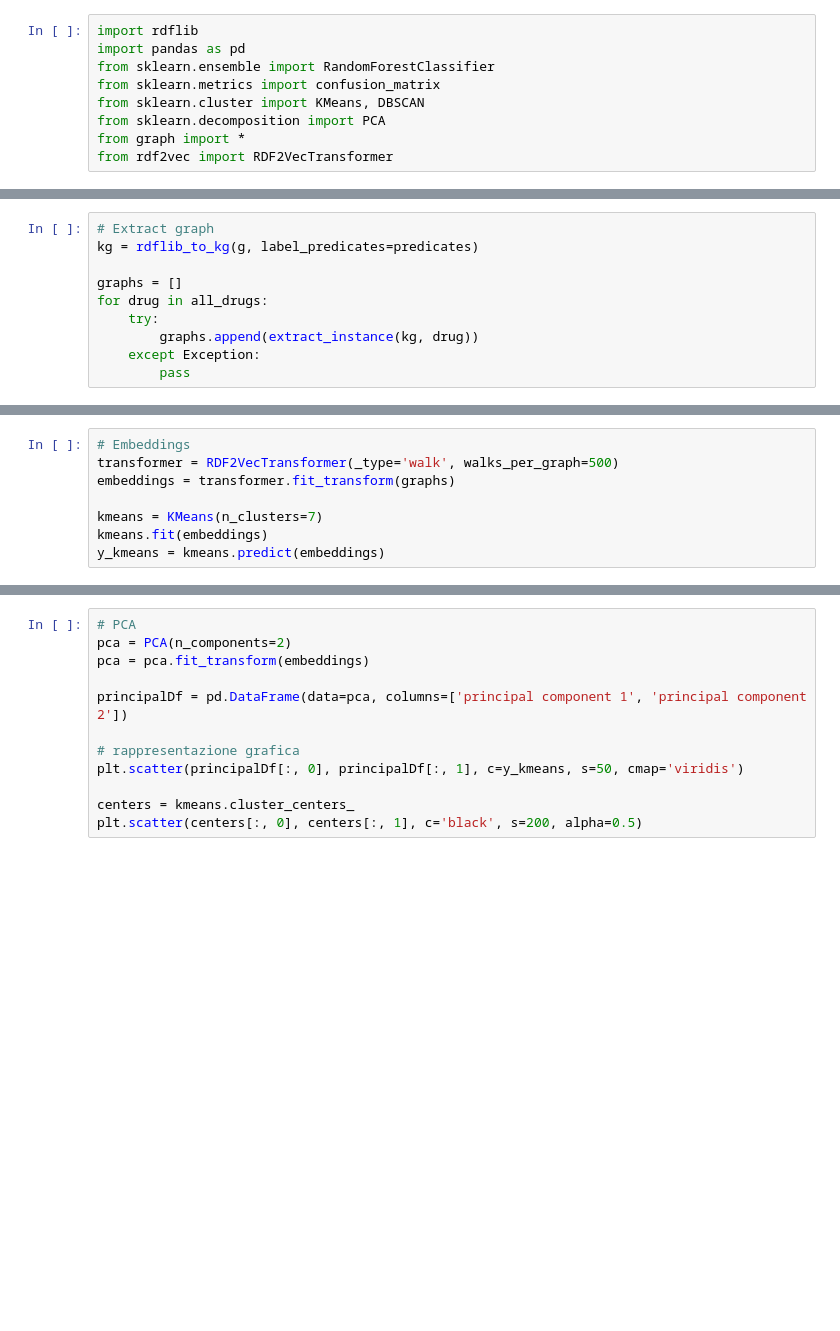
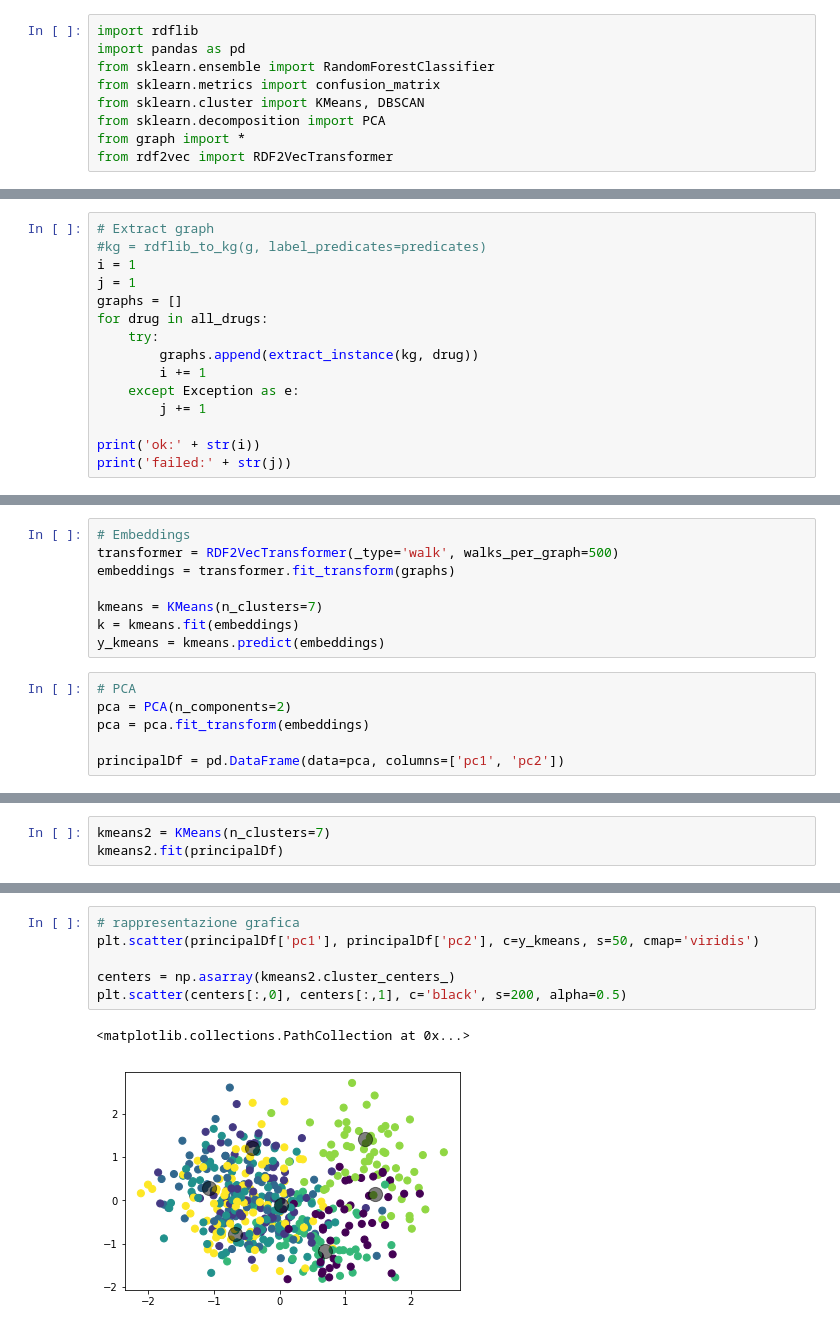
Before and after one commit to SynStratos/RDF_Clustering, a Jupyter notebook: main_nb.ipynb, the cells around one changed output, grey strips where cells are left out. Drawn from its saved outputs; the diff is of its cells as text; blank space fills up the shorter version.

```diff
--- a/main_nb.ipynb
+++ b/main_nb.ipynb
@@ -23,10 +35,15 @@ predicates = [rdflib.URIRef(x) for x in predicates['predicate']]
 # %%
 # Extract graph
-kg = rdflib_to_kg(g, label_predicates=predicates)
-
+#kg = rdflib_to_kg(g, label_predicates=predicates)
+i = 1
+j = 1
 graphs = []
 for drug in all_drugs:
     try:
         graphs.append(extract_instance(kg, drug))
-    except Exception:
-        pass
+        i += 1
+    except Exception as e:
+        j += 1
+
+print('ok:' + str(i))
+print('failed:' + str(j))
@@ -36,5 +56,11 @@ transformer = RDF2VecTransformer(_type='walk', walks_per_graph=500)
 embeddings = transformer.fit_transform(graphs)
 
 kmeans = KMeans(n_clusters=7)
-kmeans.fit(embeddings)
+k = kmeans.fit(embeddings)
 y_kmeans = kmeans.predict(embeddings)
+# %%
+# PCA
+pca = PCA(n_components=2)
+pca = pca.fit_transform(embeddings)
+
+principalDf = pd.DataFrame(data=pca, columns=['pc1', 'pc2'])
@@ -40,0 +70,3 @@ y_kmeans = kmeans.predict(embeddings)
+# %%
+kmeans2 = KMeans(n_clusters=7)
+kmeans2.fit(principalDf)
@@ -41,12 +87,9 @@ y_kmeans = kmeans.predict(embeddings)
 # %%
-# PCA
-pca = PCA(n_components=2)
-pca = pca.fit_transform(embeddings)
+# rappresentazione grafica
+plt.scatter(principalDf['pc1'], principalDf['pc2'], c=y_kmeans, s=50, cmap='viridis')
 
-principalDf = pd.DataFrame(data=pca, columns=['principal component 1', 'principal component 2'])
-
-# rappresentazione grafica
-plt.scatter(principalDf[:, 0], principalDf[:, 1], c=y_kmeans, s=50, cmap='viridis')
-
-centers = kmeans.cluster_centers_
-plt.scatter(centers[:, 0], centers[:, 1], c='black', s=200, alpha=0.5)
+centers = np.asarray(kmeans2.cluster_centers_)
+plt.scatter(centers[:,0], centers[:,1], c='black', s=200, alpha=0.5)
+# %% [output]
+<matplotlib.collections.PathCollection at 0x...>
+[figure, added]
```
Also changed, not shown: parts of 11 cells of this notebook, 8 other files.
